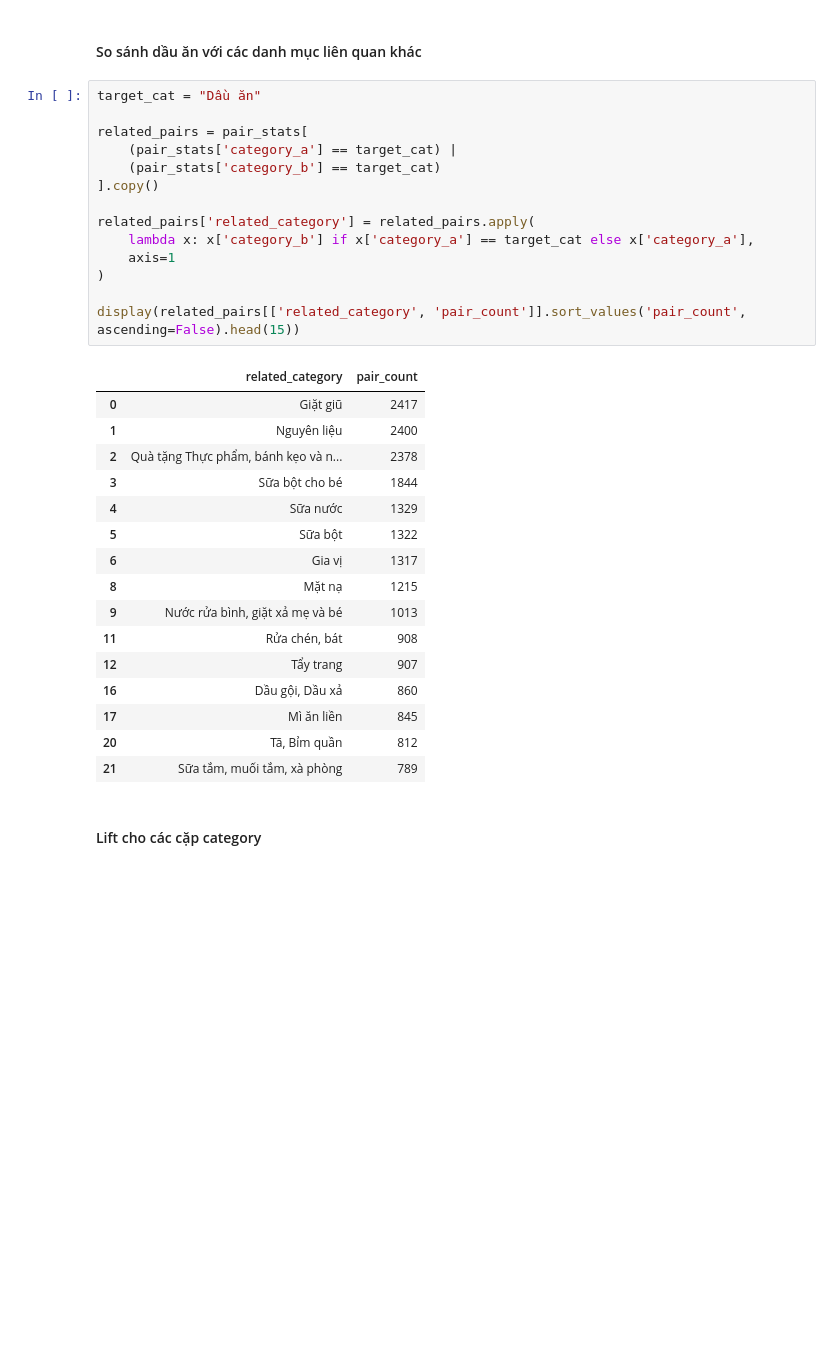
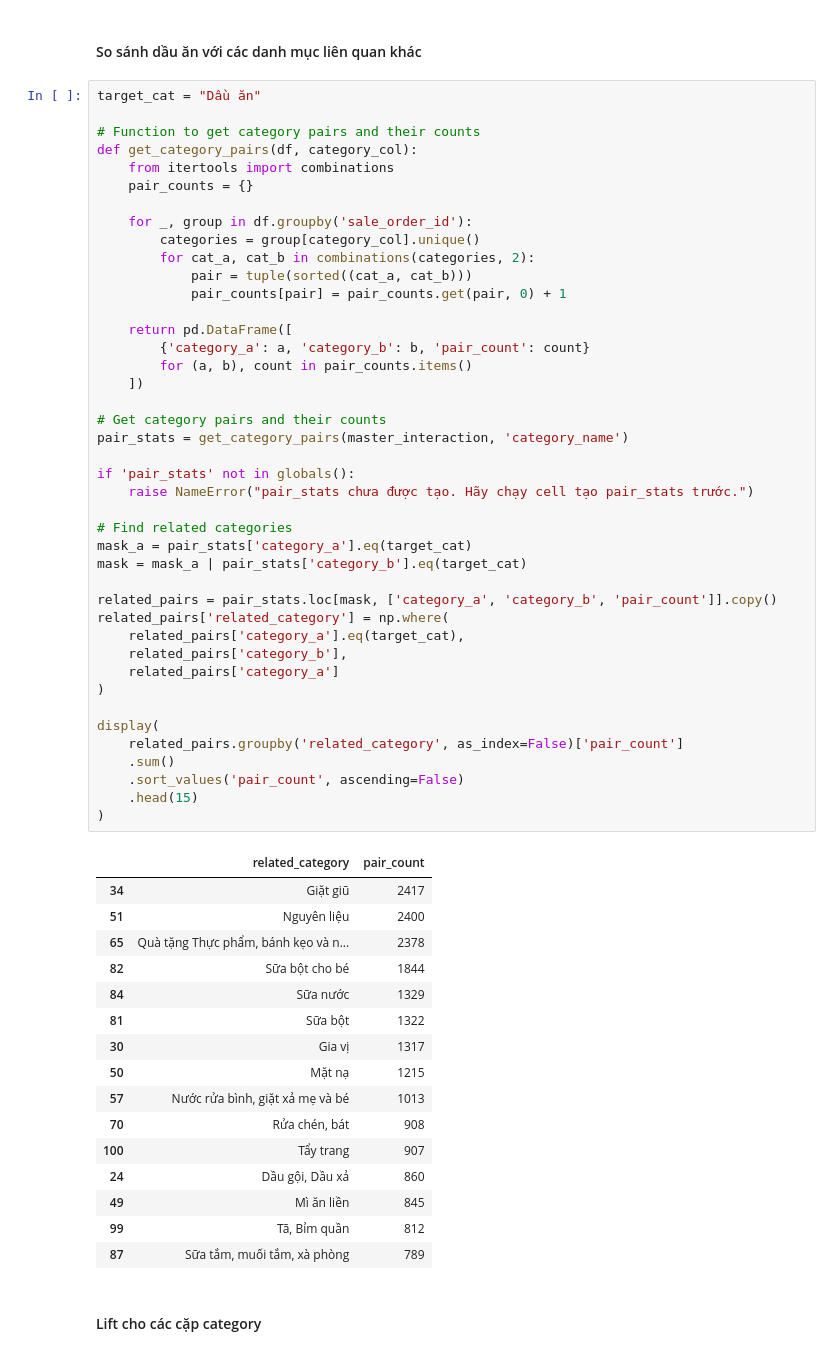
Before and after one commit to phupham14/vnshop, a Jupyter notebook: eda.ipynb, the cells around one changed output. Saved outputs shown, nothing was run; the diff lists cells and outputs as text; blank space fills up the shorter version.

```diff
--- a/eda.ipynb
+++ b/eda.ipynb
@@ -642,34 +665,62 @@ master_interaction.head()
 # %%
 target_cat = "Dầu ăn"
 
-related_pairs = pair_stats[
-    (pair_stats['category_a'] == target_cat) |
-    (pair_stats['category_b'] == target_cat)
-].copy()
+# Function to get category pairs and their counts
+def get_category_pairs(df, category_col):
+    from itertools import combinations
+    pair_counts = {}
 
-related_pairs['related_category'] = related_pairs.apply(
-    lambda x: x['category_b'] if x['category_a'] == target_cat else x['category_a'],
-    axis=1
+    for _, group in df.groupby('sale_order_id'):
+        categories = group[category_col].unique()
+        for cat_a, cat_b in combinations(categories, 2):
+            pair = tuple(sorted((cat_a, cat_b)))
+            pair_counts[pair] = pair_counts.get(pair, 0) + 1
+
+    return pd.DataFrame([
+        {'category_a': a, 'category_b': b, 'pair_count': count}
+        for (a, b), count in pair_counts.items()
+    ])
+
+# Get category pairs and their counts
+pair_stats = get_category_pairs(master_interaction, 'category_name')
+
+if 'pair_stats' not in globals():
+    raise NameError("pair_stats chưa được tạo. Hãy chạy cell tạo pair_stats trước.")
+
+# Find related categories
+mask_a = pair_stats['category_a'].eq(target_cat)
+mask = mask_a | pair_stats['category_b'].eq(target_cat)
+
+related_pairs = pair_stats.loc[mask, ['category_a', 'category_b', 'pair_count']].copy()
+related_pairs['related_category'] = np.where(
+    related_pairs['category_a'].eq(target_cat),
+    related_pairs['category_b'],
+    related_pairs['category_a']
 )
 
-display(related_pairs[['related_category', 'pair_count']].sort_values('pair_count', ascending=False).head(15))
+display(
+    related_pairs.groupby('related_category', as_index=False)['pair_count']
+    .sum()
+    .sort_values('pair_count', ascending=False)
+    .head(15)
+)
 # %% [output]
 |  | related_category | pair_count |
-| 0 | Giặt giũ | 2417 |
-| 1 | Nguyên liệu | 2400 |
-| 2 | Quà tặng Thực phẩm, bánh kẹo và n... | 2378 |
-| 3 | Sữa bột cho bé | 1844 |
-| 4 | Sữa nước | 1329 |
-| 5 | Sữa bột | 1322 |
-| 6 | Gia vị | 1317 |
-| 8 | Mặt nạ | 1215 |
-| 9 | Nước rửa bình, giặt xả mẹ và bé | 1013 |
-| 11 | Rửa chén, bát | 908 |
-| 12 | Tẩy trang | 907 |
-| 16 | Dầu gội, Dầu xả | 860 |
-| 17 | Mì ăn liền | 845 |
-| 20 | Tã, Bỉm quần | 812 |
-| 21 | Sữa tắm, muối tắm, xà phòng | 789 |
+| 34 | Giặt giũ | 2417 |
+| 51 | Nguyên liệu | 2400 |
+| 65 | Quà tặng Thực phẩm, bánh kẹo và n... | 2378 |
+| 82 | Sữa bột cho bé | 1844 |
+| 84 | Sữa nước | 1329 |
+| 81 | Sữa bột | 1322 |
+| 30 | Gia vị | 1317 |
+| 50 | Mặt nạ | 1215 |
+| 57 | Nước rửa bình, giặt xả mẹ và bé | 1013 |
+| 70 | Rửa chén, bát | 908 |
+| 100 | Tẩy trang | 907 |
+| 24 | Dầu gội, Dầu xả | 860 |
+| 49 | Mì ăn liền | 845 |
+| 99 | Tã, Bỉm quần | 812 |
+| 87 | Sữa tắm, muối tắm, xà phòng | 789 |
 # %% [markdown]
 #### Lift cho các cặp category
 # %%
```
Also changed, not shown: parts of 32 cells of this notebook.
